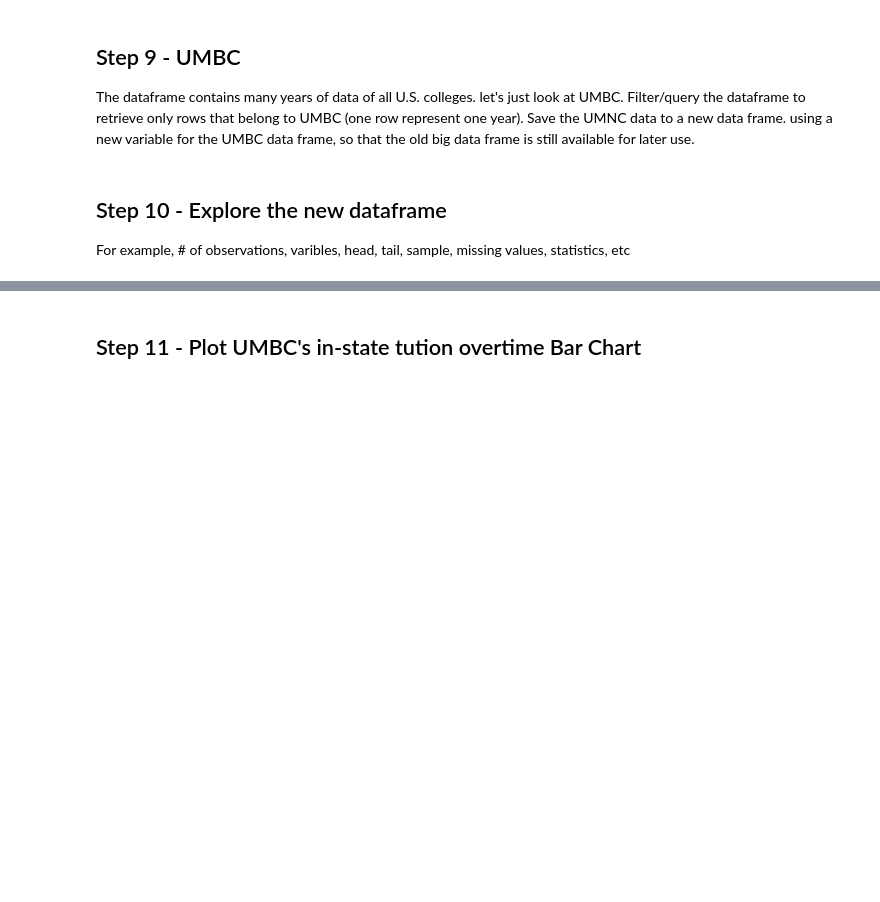
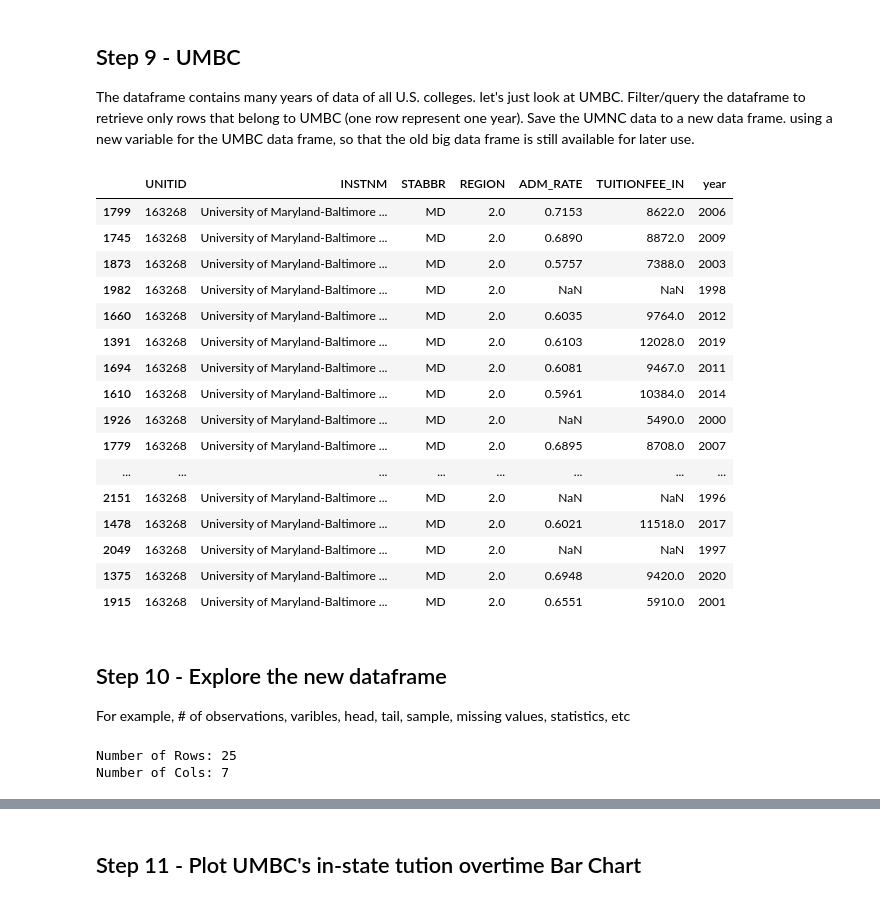
Before and after one commit to sowmith8899/data690_skola2, a Jupyter notebook: assignment_06/assignment_06.ipynb, the cells around one changed output, grey strips where cells are left out. Cells and saved outputs as stored; diff of their text form; code cells hidden in the pictures; blank space fills up the shorter version.

```diff
--- a/assignment_06/assignment_06.ipynb
+++ b/assignment_06/assignment_06.ipynb
@@ -178,0 +184,3 @@ IsADirectoryError: ignored
+# %%
+df = pd.concat(li)
+df
@@ -191,3 +279,26 @@ The dataframe contains many years of data of all U.S. colleges. let's just look
+# %%
+#(Write code here)
+
+umbc = df.loc[df["INSTNM"].str.contains("University of Maryland-Baltimore County")]
+umbc
+# %% [output]
+|  | UNITID | INSTNM | STABBR | REGION | ADM_RATE | TUITIONFEE_IN | year |
+| 1799 | 163268 | University of Maryland-Baltimore ... | MD | 2.0 | 0.7153 | 8622.0 | 2006 |
+| 1745 | 163268 | University of Maryland-Baltimore ... | MD | 2.0 | 0.6890 | 8872.0 | 2009 |
+| 1873 | 163268 | University of Maryland-Baltimore ... | MD | 2.0 | 0.5757 | 7388.0 | 2003 |
+| 1982 | 163268 | University of Maryland-Baltimore ... | MD | 2.0 | NaN | NaN | 1998 |
+| 1660 | 163268 | University of Maryland-Baltimore ... | MD | 2.0 | 0.6035 | 9764.0 | 2012 |
+| 1391 | 163268 | University of Maryland-Baltimore ... | MD | 2.0 | 0.6103 | 12028.0 | 2019 |
+| 1694 | 163268 | University of Maryland-Baltimore ... | MD | 2.0 | 0.6081 | 9467.0 | 2011 |
+| 1610 | 163268 | University of Maryland-Baltimore ... | MD | 2.0 | 0.5961 | 10384.0 | 2014 |
+| 1926 | 163268 | University of Maryland-Baltimore ... | MD | 2.0 | NaN | 5490.0 | 2000 |
+| 1779 | 163268 | University of Maryland-Baltimore ... | MD | 2.0 | 0.6895 | 8708.0 | 2007 |
+| ... | ... | ... | ... | ... | ... | ... | ... |
+| 2151 | 163268 | University of Maryland-Baltimore ... | MD | 2.0 | NaN | NaN | 1996 |
+| 1478 | 163268 | University of Maryland-Baltimore ... | MD | 2.0 | 0.6021 | 11518.0 | 2017 |
+| 2049 | 163268 | University of Maryland-Baltimore ... | MD | 2.0 | NaN | NaN | 1997 |
+| 1375 | 163268 | University of Maryland-Baltimore ... | MD | 2.0 | 0.6948 | 9420.0 | 2020 |
+| 1915 | 163268 | University of Maryland-Baltimore ... | MD | 2.0 | 0.6551 | 5910.0 | 2001 |
 # %% [markdown]
 ## Step 10 - Explore the new dataframe
 
@@ -196,0 +306,7 @@ For example, # of observations, varibles, head, tail, sample, missing values, st
+# %%
+#(Write code here)
+print("Number of Rows:",len(umbc.axes[0]))
+print("Number of Cols:",len(umbc.axes[1]))
+# %% [output]
+Number of Rows: 25
+Number of Cols: 7
```
Also changed, not shown: parts of 55 cells of this notebook.
